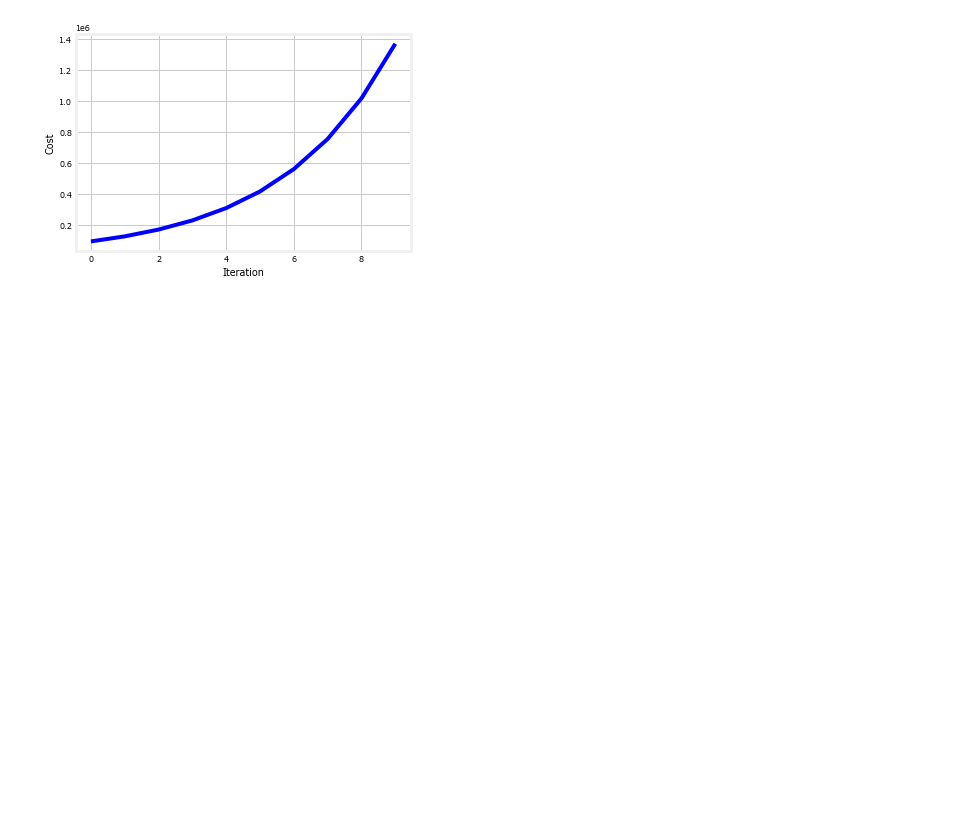
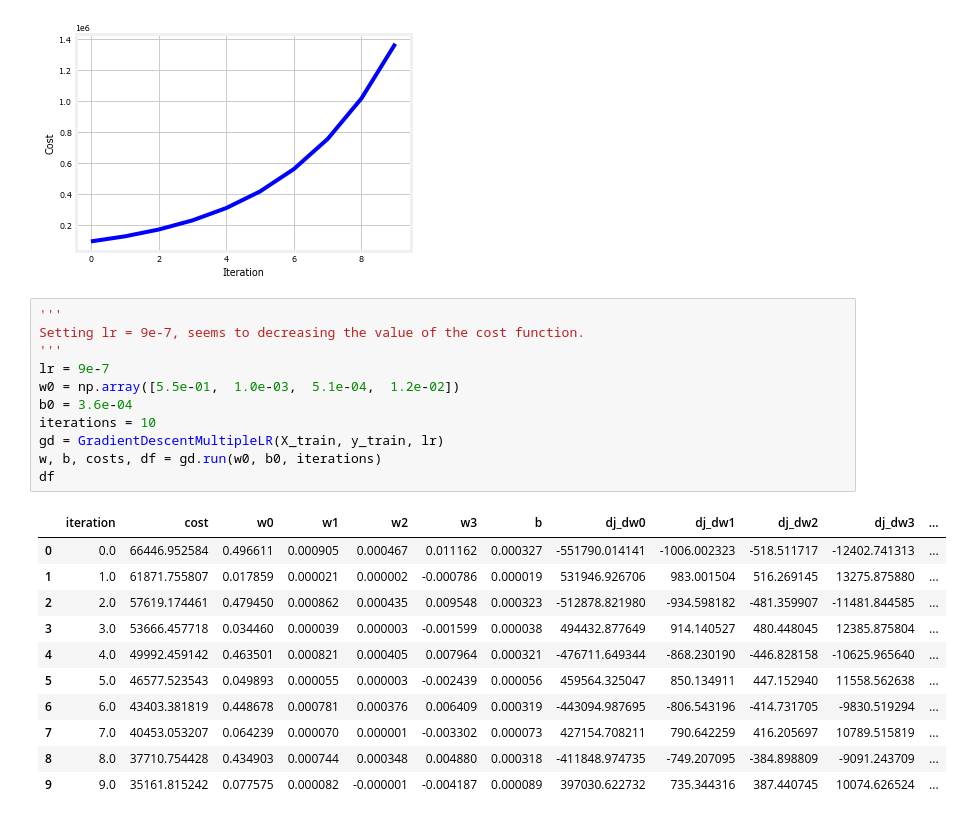
Before and after one commit to ammarlodhi255/supervised-learning-from-scratch, a Jupyter notebook: regression/feature_scaling_multiple_features.ipynb, the cells around one changed output. Saved outputs shown, nothing was run; the diff lists cells and outputs as text; blank space fills up the shorter version.

```diff
--- a/regression/feature_scaling_multiple_features.ipynb
+++ b/regression/feature_scaling_multiple_features.ipynb
@@ -172,3 +172,26 @@ plt.grid()
 plt.show()
 # %% [output]
 [figure]
+# %%
+'''
+Setting lr = 9e-7, seems to decreasing the value of the cost function.
+'''
+lr = 9e-7
+w0 = np.array([5.5e-01,  1.0e-03,  5.1e-04,  1.2e-02])
+b0 = 3.6e-04
+iterations = 10
+gd = GradientDescentMultipleLR(X_train, y_train, lr)
+w, b, costs, df = gd.run(w0, b0, iterations)
+df
+# %% [output]
+|  | iteration | cost | w0 | w1 | w2 | w3 | b | dj_dw0 | dj_dw1 | dj_dw2 | dj_dw3 | ... |
+| 0 | 0.0 | 66446.952584 | 0.496611 | 0.000905 | 0.000467 | 0.011162 | 0.000327 | -551790.014141 | -1006.002323 | -518.511717 | -12402.741313 | ... |
+| 1 | 1.0 | 61871.755807 | 0.017859 | 0.000021 | 0.000002 | -0.000786 | 0.000019 | 531946.926706 | 983.001504 | 516.269145 | 13275.875880 | ... |
+| 2 | 2.0 | 57619.174461 | 0.479450 | 0.000862 | 0.000435 | 0.009548 | 0.000323 | -512878.821980 | -934.598182 | -481.359907 | -11481.844585 | ... |
+| 3 | 3.0 | 53666.457718 | 0.034460 | 0.000039 | 0.000003 | -0.001599 | 0.000038 | 494432.877649 | 914.140527 | 480.448045 | 12385.875804 | ... |
+| 4 | 4.0 | 49992.459142 | 0.463501 | 0.000821 | 0.000405 | 0.007964 | 0.000321 | -476711.649344 | -868.230190 | -446.828158 | -10625.965640 | ... |
+| 5 | 5.0 | 46577.523543 | 0.049893 | 0.000055 | 0.000003 | -0.002439 | 0.000056 | 459564.325047 | 850.134911 | 447.152940 | 11558.562638 | ... |
+| 6 | 6.0 | 43403.381819 | 0.448678 | 0.000781 | 0.000376 | 0.006409 | 0.000319 | -443094.987695 | -806.543196 | -414.731705 | -9830.519294 | ... |
+| 7 | 7.0 | 40453.053207 | 0.064239 | 0.000070 | 0.000001 | -0.003302 | 0.000073 | 427154.708211 | 790.642259 | 416.205697 | 10789.515819 | ... |
+| 8 | 8.0 | 37710.754428 | 0.434903 | 0.000744 | 0.000348 | 0.004880 | 0.000318 | -411848.974735 | -749.207095 | -384.898809 | -9091.243709 | ... |
+| 9 | 9.0 | 35161.815242 | 0.077575 | 0.000082 | -0.000001 | -0.004187 | 0.000089 | 397030.622732 | 735.344316 | 387.440745 | 10074.626524 | ... |
```
Also changed, not shown: parts of 1 cell of this notebook, 1 other file.
